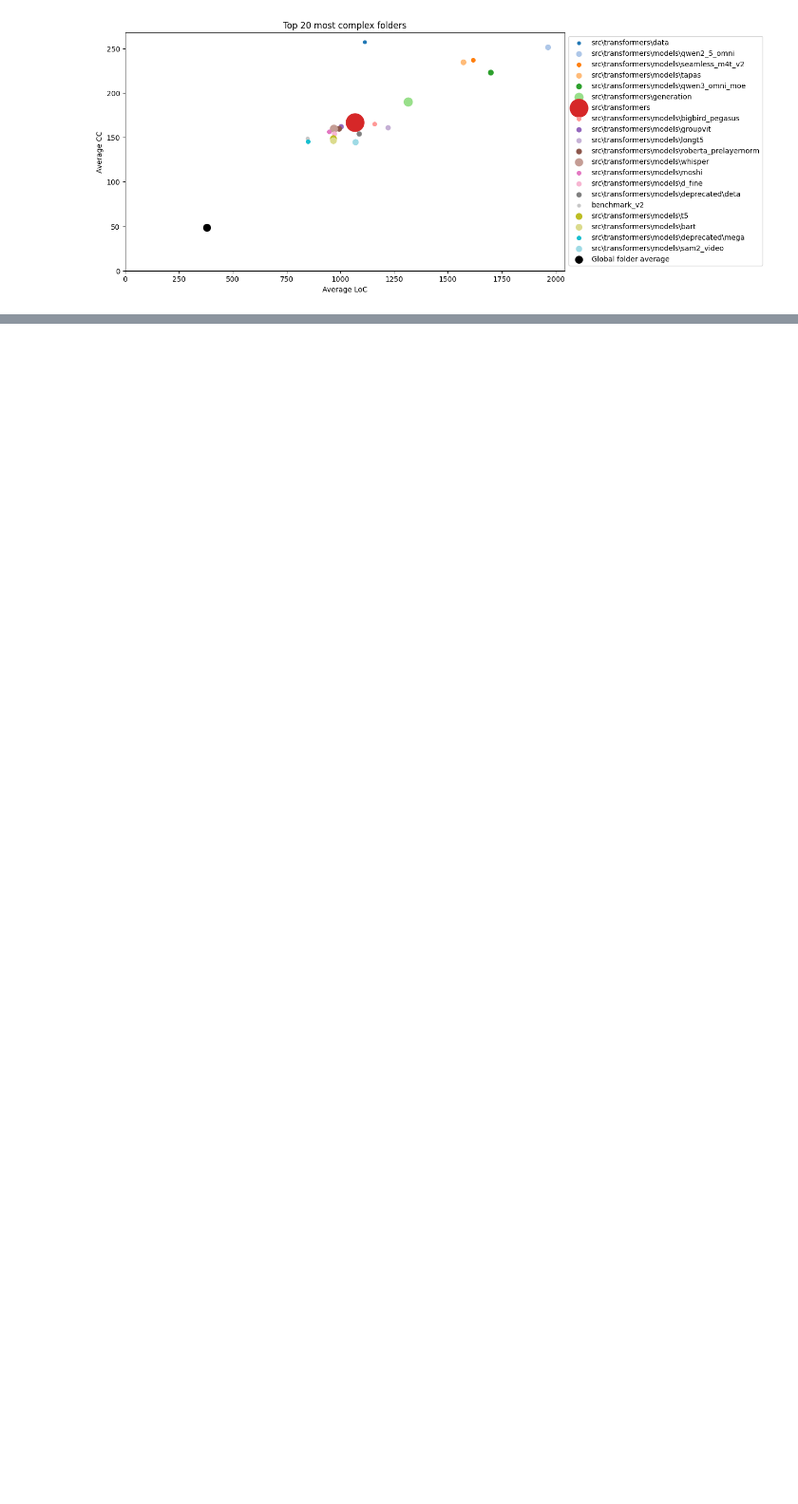
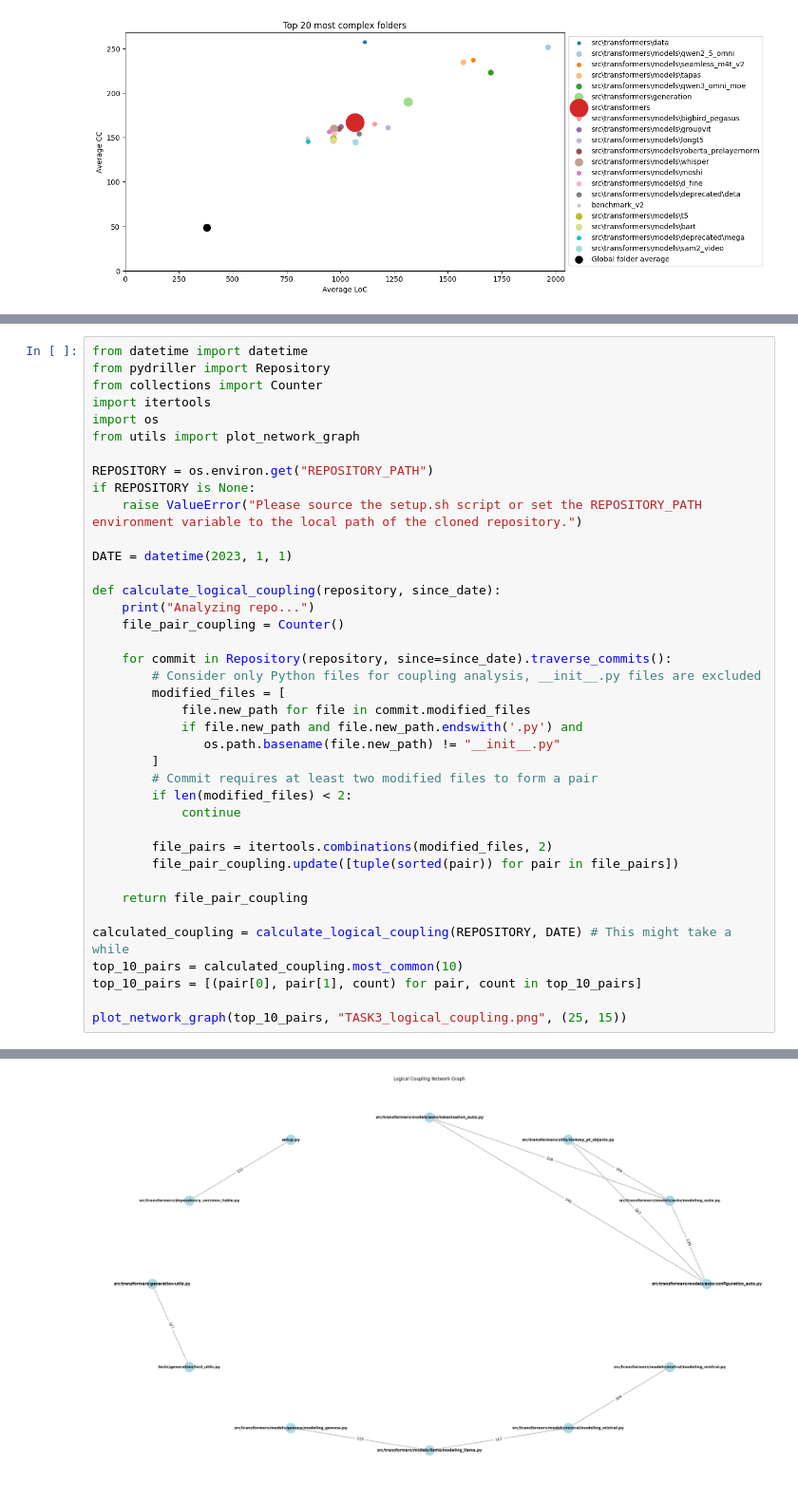
Before and after one commit to Colbae/SoSy-assignement-part-1, a Jupyter notebook: fss_se_assignment.ipynb, the cells around one changed output, grey strips where cells are left out. Shown: that part at 95% size. Saved outputs shown, nothing was run; the diff lists cells and outputs as text; blank space fills up the shorter version.

Commit message:
Combine task-3.ipynb and fss_se_assignment.ipynb files

```diff
--- a/fss_se_assignment.ipynb
+++ b/fss_se_assignment.ipynb
@@ -270,0 +279,40 @@ plt.show()
+# %%
+from datetime import datetime
+from pydriller import Repository
+from collections import Counter
+import itertools
+import os
+from utils import plot_network_graph
+
+REPOSITORY = os.environ.get("REPOSITORY_PATH")
+if REPOSITORY is None:
+    raise ValueError("Please source the setup.sh script or set the REPOSITORY_PATH environment variable to the local path of the cloned repository.")
+
+DATE = datetime(2023, 1, 1)
+
+def calculate_logical_coupling(repository, since_date):
+    print("Analyzing repo...")
+    file_pair_coupling = Counter()
+
+    for commit in Repository(repository, since=since_date).traverse_commits():
+        # Consider only Python files for coupling analysis, __init__.py files are excluded
+        modified_files = [
+            file.new_path for file in commit.modified_files
+            if file.new_path and file.new_path.endswith('.py') and
+               os.path.basename(file.new_path) != "__init__.py"
+        ]
+        # Commit requires at least two modified files to form a pair
+        if len(modified_files) < 2:
+            continue
+
+        file_pairs = itertools.combinations(modified_files, 2)
+        file_pair_coupling.update([tuple(sorted(pair)) for pair in file_pairs])
+
+    return file_pair_coupling
+
+calculated_coupling = calculate_logical_coupling(REPOSITORY, DATE) # This might take a while
+top_10_pairs = calculated_coupling.most_common(10)
+top_10_pairs = [(pair[0], pair[1], count) for pair, count in top_10_pairs]
+
+plot_network_graph(top_10_pairs, "TASK3_logical_coupling.png", (25, 15))
+# %% [output]
@@ -270,0 +320 @@ plt.show()
+[figure, added]
```
Also changed, not shown: parts of 8 cells of this notebook, 1 other file.
